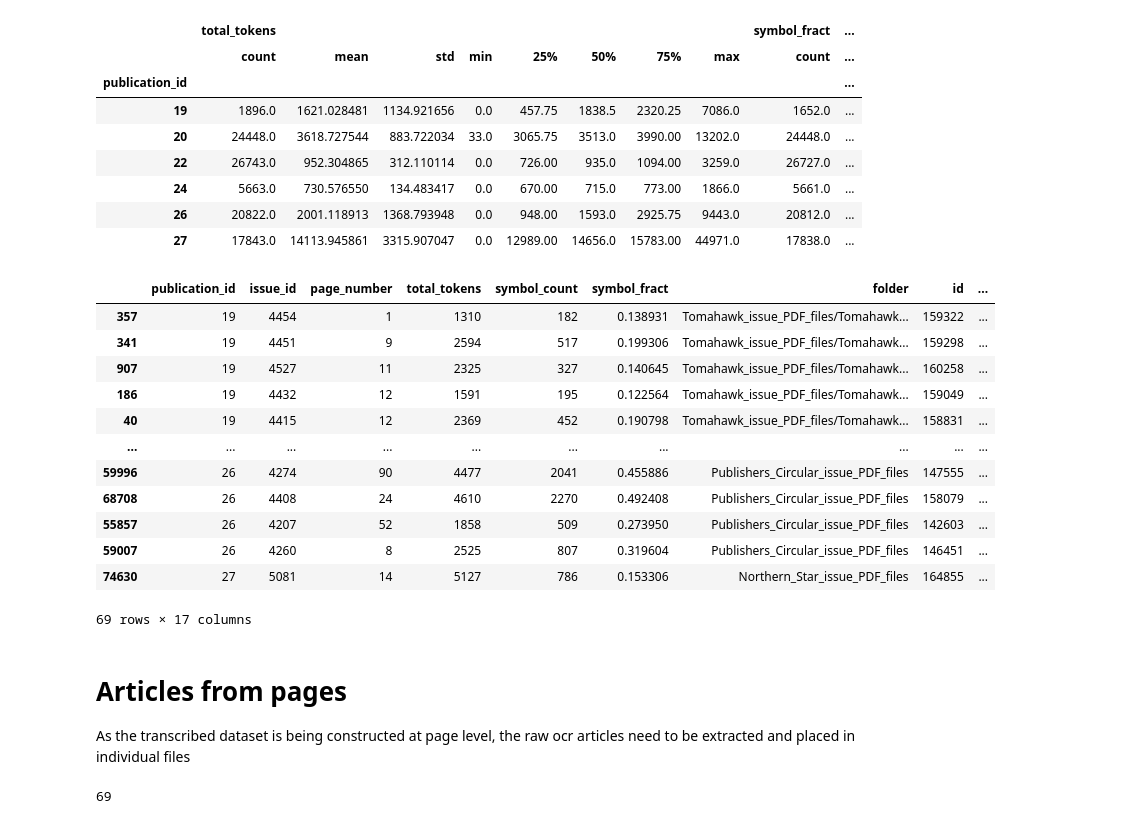
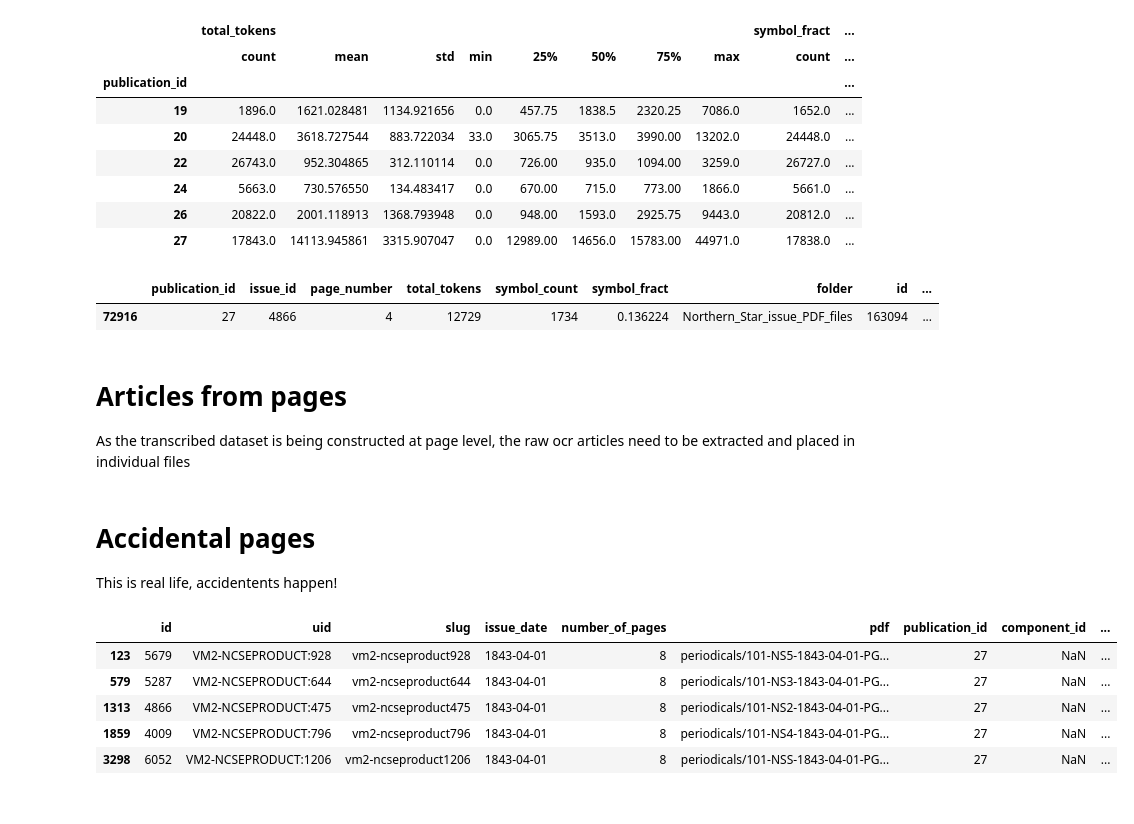
Before and after one commit to JonnoB/redigitalize, a Jupyter notebook: create_test_set.ipynb, the cells around one changed output. Drawn from its saved outputs; the diff is of its cells as text; code cells hidden in the pictures.

Commit message:
update with accidents and chunk starter

```diff
--- a/create_test_set.ipynb
+++ b/create_test_set.ipynb
@@ -113,6 +113,15 @@ df.groupby('publication_id')[['total_tokens','symbol_fract']].describe()
 | 24 | 5663.0 | 730.576550 | 134.483417 | 0.0 | 670.00 | 715.0 | 773.00 | 1866.0 | 5661.0 | ... |
 | 26 | 20822.0 | 2001.118913 | 1368.793948 | 0.0 | 948.00 | 1593.0 | 2925.75 | 9443.0 | 20812.0 | ... |
 | 27 | 17843.0 | 14113.945861 | 3315.907047 | 0.0 | 12989.00 | 14656.0 | 15783.00 | 44971.0 | 17838.0 | ... |
+# %%
+#df2 = df.copy()
+df2#.loc[df2['id'].isin([4866])]
+df2.loc[df2['issue_date']==pd.to_datetime('1843-04-01').date()]
+
+df2.loc[df2['id'].isin([163094]),:]
+# %% [output]
+|  | publication_id | issue_id | page_number | total_tokens | symbol_count | symbol_fract | folder | id | ... |
+| 72916 | 27 | 4866 | 4 | 12729 | 1734 | 0.136224 | Northern_Star_issue_PDF_files | 163094 | ... |
 # %%
 df2 = df.copy()
 percentile_90 = df2.groupby('publication_id')['symbol_fract'].transform(lambda x: x.quantile(0.9))
@@ -120,21 +129,12 @@ df2 = df2.loc[(df2['total_tokens']>500) & (df2['symbol_fract'] <= percentile_90)
 
 np.random.seed(1842)
 pages_for_transcription_1 = stratified_target_sampling(df2, group_col = 'publication_id', value_col = 'total_tokens', target_value = 20000)
-pages_for_transcription_1
+
+
+pages_for_transcription_1 = pd.concat([pages_for_transcription_1,
+                                       df2.loc[df2['id'].isin([97484, 163094]),:]], #accidental pages added on using page id
+                                       ignore_index=True)
+#pages_for_transcription_1
-# %% [output]
-|  | publication_id | issue_id | page_number | total_tokens | symbol_count | symbol_fract | folder | id | ... |
-| 357 | 19 | 4454 | 1 | 1310 | 182 | 0.138931 | Tomahawk_issue_PDF_files/Tomahawk... | 159322 | ... |
-| 341 | 19 | 4451 | 9 | 2594 | 517 | 0.199306 | Tomahawk_issue_PDF_files/Tomahawk... | 159298 | ... |
-| 907 | 19 | 4527 | 11 | 2325 | 327 | 0.140645 | Tomahawk_issue_PDF_files/Tomahawk... | 160258 | ... |
-| 186 | 19 | 4432 | 12 | 1591 | 195 | 0.122564 | Tomahawk_issue_PDF_files/Tomahawk... | 159049 | ... |
-| 40 | 19 | 4415 | 12 | 2369 | 452 | 0.190798 | Tomahawk_issue_PDF_files/Tomahawk... | 158831 | ... |
-| ... | ... | ... | ... | ... | ... | ... | ... | ... | ... |
-| 59996 | 26 | 4274 | 90 | 4477 | 2041 | 0.455886 | Publishers_Circular_issue_PDF_files | 147555 | ... |
-| 68708 | 26 | 4408 | 24 | 4610 | 2270 | 0.492408 | Publishers_Circular_issue_PDF_files | 158079 | ... |
-| 55857 | 26 | 4207 | 52 | 1858 | 509 | 0.273950 | Publishers_Circular_issue_PDF_files | 142603 | ... |
-| 59007 | 26 | 4260 | 8 | 2525 | 807 | 0.319604 | Publishers_Circular_issue_PDF_files | 146451 | ... |
-| 74630 | 27 | 5081 | 14 | 5127 | 786 | 0.153306 | Northern_Star_issue_PDF_files | 164855 | ... |
-69 rows × 17 columns
 # %%
 pages_for_transcription_1['file_name'] = pages_for_transcription_1['pdf_path'].apply(os.path.basename)
 #process_pdfs(pages_for_transcription_1, output_folder="data/pdfs_for_transcription")
@@ -161,4 +164,0 @@ df = pd.concat(df_list, ignore_index=True)
-# %%
-len(pages_for_transcription_1['id'].unique())
-# %% [output]
-69
@@ -164,0 +171,14 @@ len(pages_for_transcription_1['id'].unique())
+# %% [markdown]
+# Accidental pages
+
+This is real life, accidentents happen!
+# %%
+#find the accidental article
+periodicals_issue.loc[periodicals_issue['issue_date']==pd.to_datetime('1843-04-01').date(),]
+# %% [output]
+|  | id | uid | slug | issue_date | number_of_pages | pdf | publication_id | component_id | ... |
+| 123 | 5679 | VM2-NCSEPRODUCT:928 | vm2-ncseproduct928 | 1843-04-01 | 8 | periodicals/101-NS5-1843-04-01-PG... | 27 | NaN | ... |
+| 579 | 5287 | VM2-NCSEPRODUCT:644 | vm2-ncseproduct644 | 1843-04-01 | 8 | periodicals/101-NS3-1843-04-01-PG... | 27 | NaN | ... |
+| 1313 | 4866 | VM2-NCSEPRODUCT:475 | vm2-ncseproduct475 | 1843-04-01 | 8 | periodicals/101-NS2-1843-04-01-PG... | 27 | NaN | ... |
+| 1859 | 4009 | VM2-NCSEPRODUCT:796 | vm2-ncseproduct796 | 1843-04-01 | 8 | periodicals/101-NS4-1843-04-01-PG... | 27 | NaN | ... |
+| 3298 | 6052 | VM2-NCSEPRODUCT:1206 | vm2-ncseproduct1206 | 1843-04-01 | 8 | periodicals/101-NSS-1843-04-01-PG... | 27 | NaN | ... |
```
Also changed, not shown: parts of 15 cells of this notebook, 5 other files.
